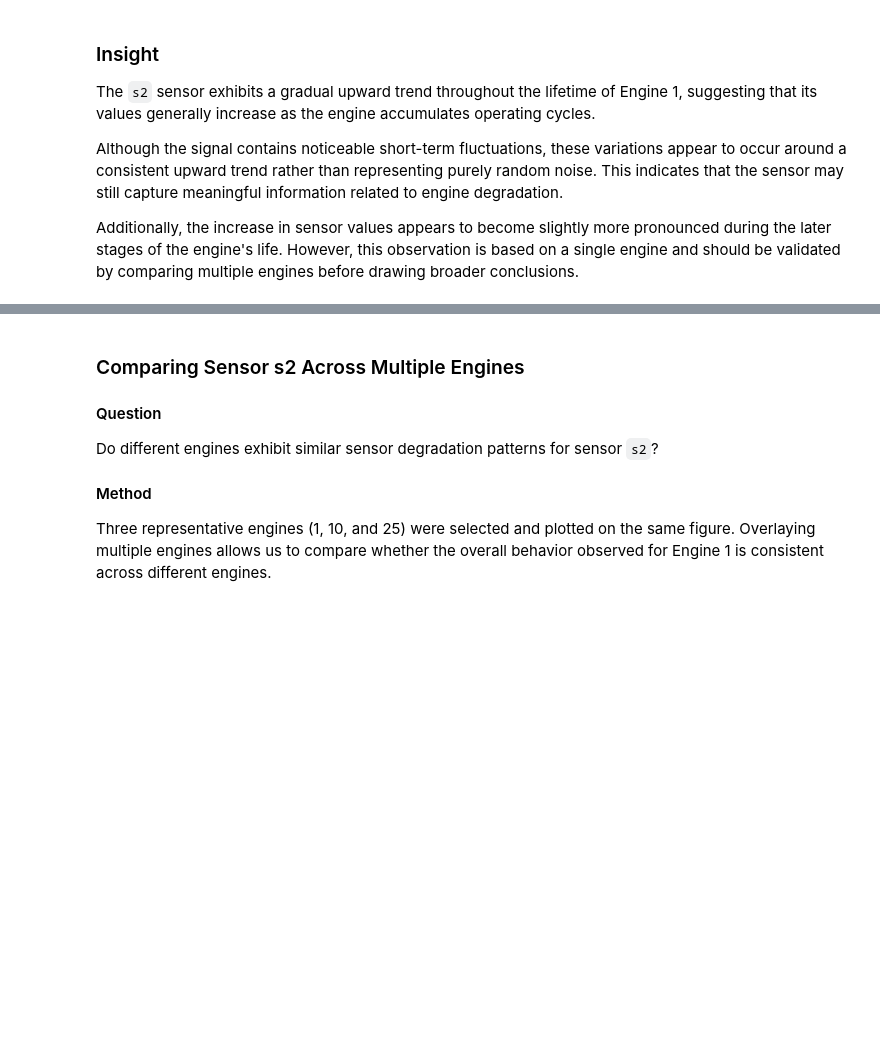
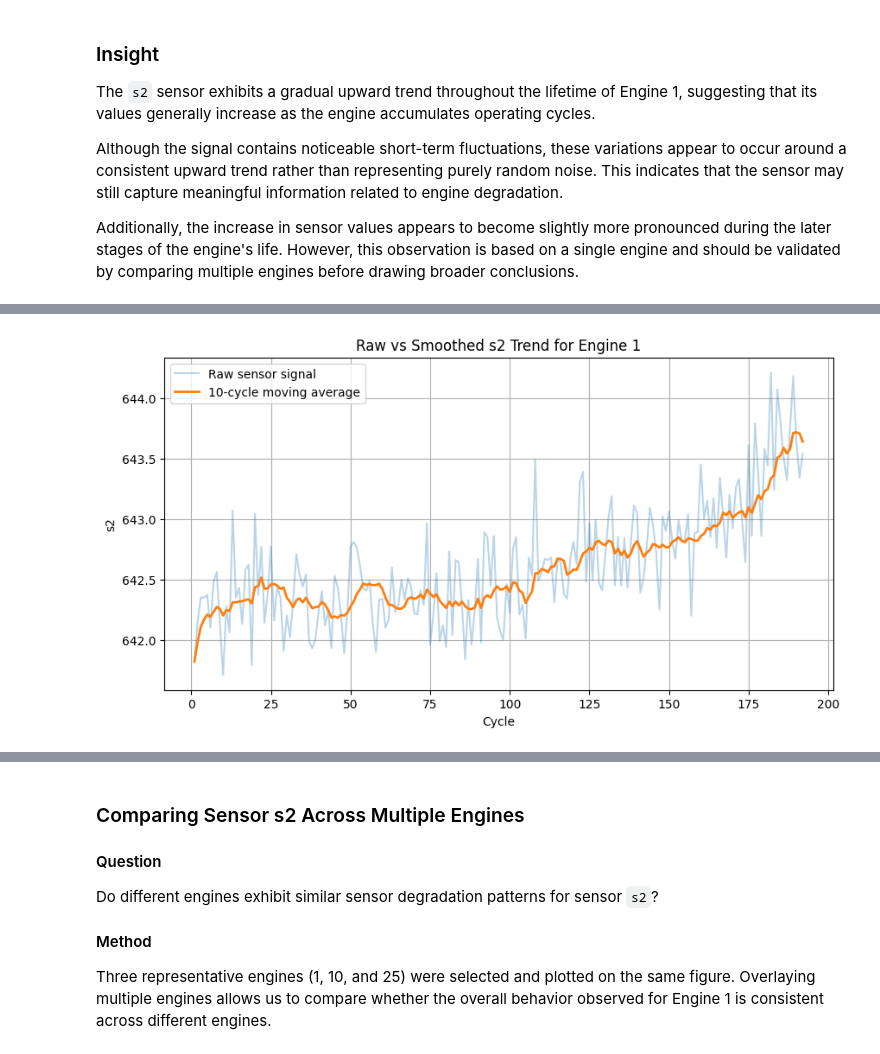
Before and after one commit to Alirzakf/Aircraft-Engine-Predictive-Maintenance-NASA-C-MAPSS, a Jupyter notebook: notebooks/03_sensor_analysis.ipynb, the cells around one changed output, grey strips where cells are left out. Cells and saved outputs as stored; diff of their text form; code cells hidden in the pictures; blank space fills up the shorter version.

Commit message:
Add raw vs smoothed sensor trend analysis

```diff
--- a/notebooks/03_sensor_analysis.ipynb
+++ b/notebooks/03_sensor_analysis.ipynb
@@ -281,0 +288,36 @@ Additionally, the increase in sensor values appears to become slightly more pron
+# %%
+engine_id = 1
+sensor = "s2"
+window_size = 10
+
+engine_df = df[df["id"] == engine_id].copy()
+
+engine_df[f"{sensor}_moving_avg"] = engine_df[sensor].rolling(
+    window=window_size,
+    min_periods=1
+).mean()
+
+plt.figure(figsize=(10, 5))
+
+plt.plot(
+    engine_df["cycle"],
+    engine_df[sensor],
+    alpha=0.3,
+    label="Raw sensor signal"
+)
+
+plt.plot(
+    engine_df["cycle"],
+    engine_df[f"{sensor}_moving_avg"],
+    linewidth=2,
+    label=f"{window_size}-cycle moving average"
+)
+
+plt.title(f"Raw vs Smoothed {sensor} Trend for Engine {engine_id}")
+plt.xlabel("Cycle")
+plt.ylabel(sensor)
+plt.legend()
+plt.grid(True)
+plt.show()
+# %% [output]
+[figure, added]
```
Also changed, not shown: parts of 2 cells of this notebook.
